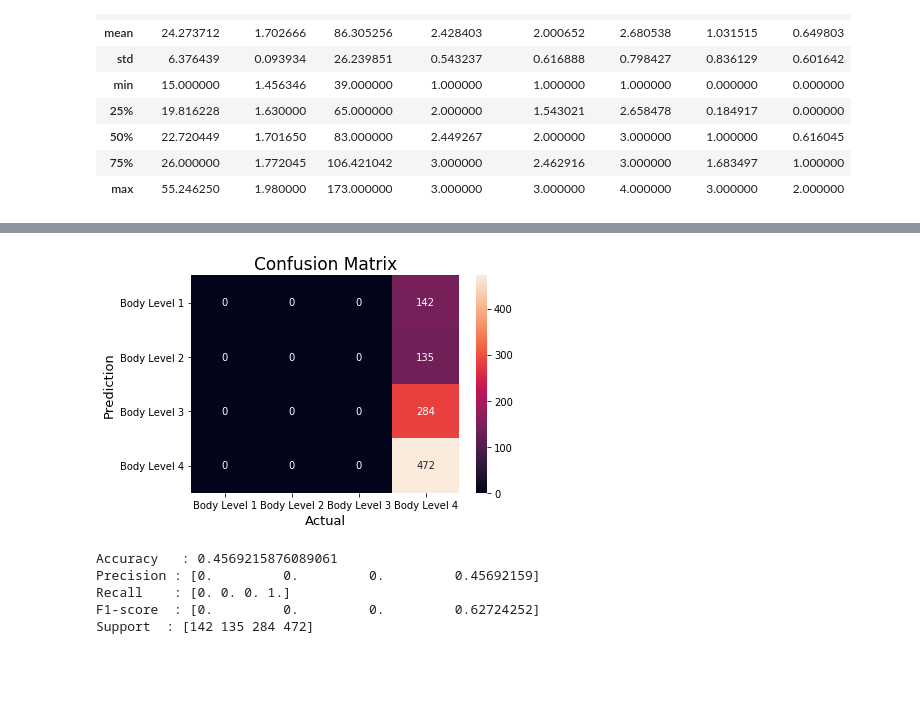
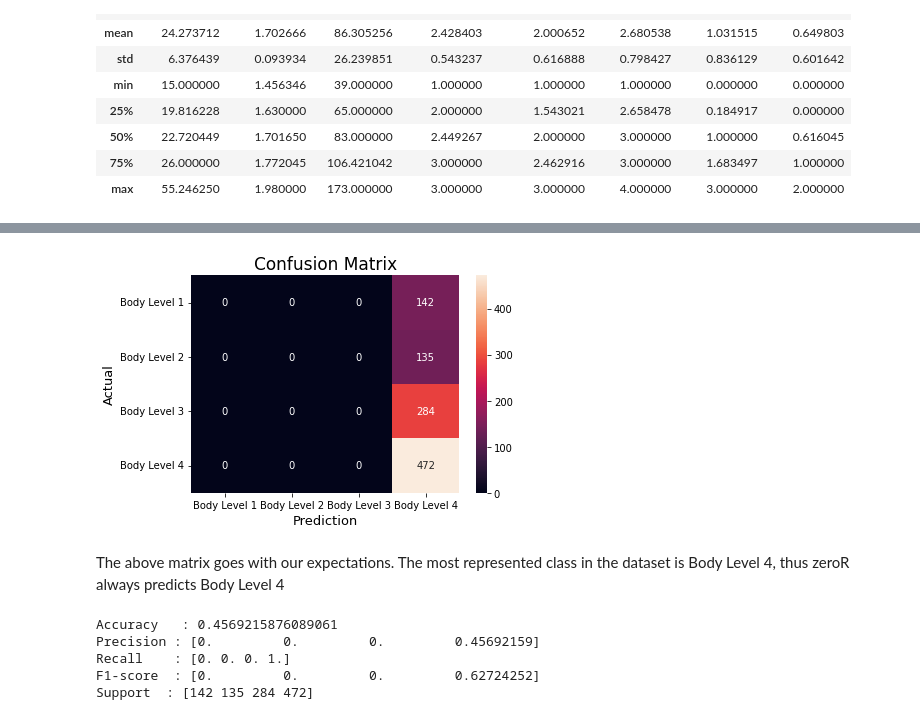
Before and after one commit to AhmadJamal01/Body-Level-Classification, a Jupyter notebook: analyze_data.ipynb, the cells around one changed output, grey strips where cells are left out. Cells and saved outputs as stored; diff of their text form; code cells hidden in the pictures; blank space fills up the shorter version.

```diff
--- a/analyze_data.ipynb
+++ b/analyze_data.ipynb
@@ -77,16 +93,18 @@ y_pred = [max_label] * len(df.index)
 # %%
 # Compute the confusion matrix.
 cm = confusion_matrix(y_true,y_pred)
 # Plot the confusion matrix.
 labels = list(set(y_true))
 labels.sort()
 sns.heatmap(cm, annot=True, fmt='g', xticklabels=labels, yticklabels=labels)
-plt.ylabel('Prediction',fontsize=13)
-plt.xlabel('Actual',fontsize=13)
+plt.xlabel('Prediction',fontsize=13)
+plt.ylabel('Actual',fontsize=13)
 plt.title('Confusion Matrix',fontsize=17)
 plt.show()
 # %% [output]
-[figure, old version]
+[figure, new version]
+# %% [markdown]
+The above matrix goes with our expectations. The most represented class in the dataset is Body Level 4, thus zeroR always predicts Body Level 4
 # %%
 # Finding the accuracy.
 accuracy = accuracy_score(y_true,y_pred)
```
Also changed, not shown: parts of 5 cells of this notebook.
